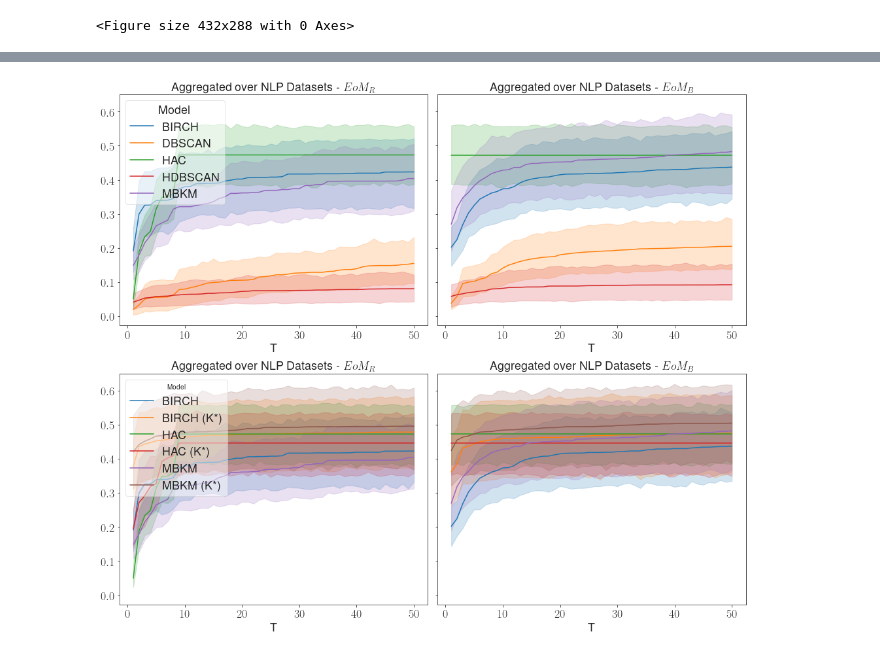
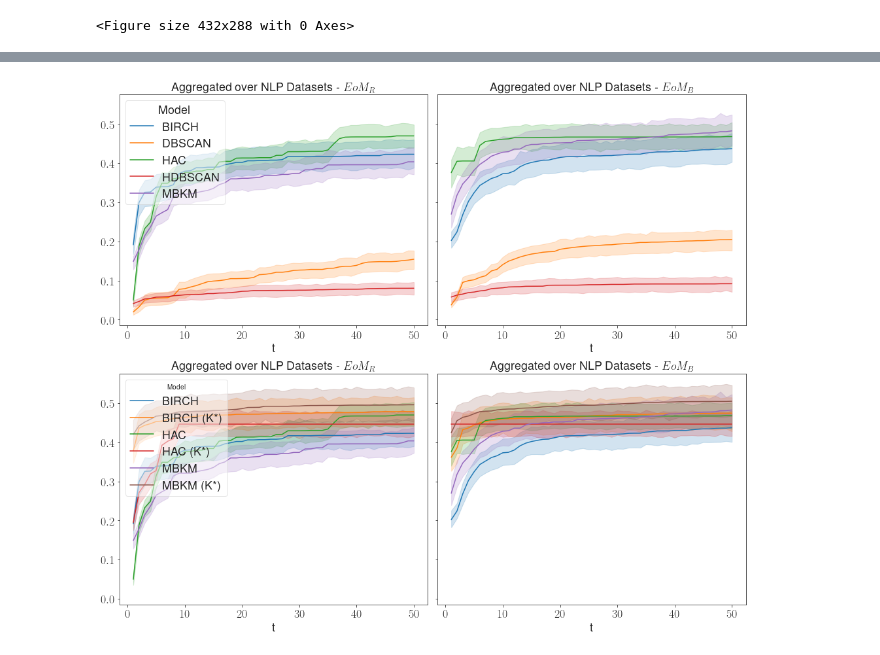
Before and after one commit to mishra-sid/clustering_hyperparameters, a Jupyter notebook: experiments/plot_nlp.ipynb, the cells around one changed output, grey strips where cells are left out. Cells and saved outputs as stored; diff of their text form; code cells hidden in the pictures.

```diff
--- a/experiments/plot_nlp.ipynb
+++ b/experiments/plot_nlp.ipynb
@@ -155,10 +155,8 @@ for dataset in datasets:
 
     random_metrics_df_normalized['model'] = random_metrics_df_normalized['model'].str.upper()
     #display(random_metrics_df_normalized[random_metrics_df_normalized['model'] == 'HAC'])
-    best_hac = random_metrics_df_normalized[random_metrics_df_normalized['model'] == 'HAC']['perf'].max()
     best_hac_star = random_metrics_df_normalized[random_metrics_df_normalized['model'] == 'HAC (K*)']['perf'].max()
     #print("bh", best_hac)
-    random_metrics_df_normalized.loc[((random_metrics_df_normalized['model'] == 'HAC')  & (random_metrics_df_normalized['K'] > 8)), 'perf'] = best_hac
     random_metrics_df_normalized.loc[((random_metrics_df_normalized['model'] == 'HAC (K*)')  & (random_metrics_df_normalized['K'] > 8)), 'perf'] = best_hac_star
     random_metrics_df_normalized_agg = random_metrics_df_normalized.groupby(['K', 'model']).mean().reset_index()
     # display("rand agg", random_metrics_df_normalized_agg)
@@ -172,7 +170,6 @@ for dataset in datasets:
     bayesian_metrics_df_normalized.loc[bayesian_metrics_df_normalized['model'] == 'birch-with-clusters', 'model'] = 'birch'
 
     bayesian_metrics_df_normalized['model'] = bayesian_metrics_df_normalized['model'].str.upper()
-    bayesian_metrics_df_normalized.loc[bayesian_metrics_df_normalized['model'] == 'HAC', 'perf'] = best_hac
     bayesian_metrics_df_normalized.loc[bayesian_metrics_df_normalized['model'] == 'HAC (K*)', 'perf'] = best_hac_star
     bayesian_metrics_df_normalized['K'] = bayesian_metrics_df_normalized['K'] - 9
     bayesian_metrics_df_normalized_agg = bayesian_metrics_df_normalized.groupby(['model', 'K']).mean().reset_index()
@@ -185,7 +182,7 @@ for dataset in datasets:
     fig, ((ax1, ax2), (ax3, ax4)) = plt.subplots(2, 2, figsize=(14, 12), sharey=True)
     g1 = sns.lineplot(ax=ax1, x="K", y="perf", hue="model", data=random_metrics_df_normalized.loc[random_metrics_df_normalized['model'].isin(['BIRCH', 'DBSCAN', 'HAC', 'HDBSCAN', 'MBKM'])])
     ax1.set_title('Dataset: ' + dataset + " - $EoM_{R}$", fontsize=18)
-    ax1.set_xlabel("T")
+    ax1.set_xlabel("t")
     ax1.set_ylabel("")
     l1 = ax1.legend(loc='upper left', title='Model', fontsize=18, fancybox=True, framealpha=0.5)
     l1.get_title().set_fontsize(18)
@@ -193,14 +190,14 @@ for dataset in datasets:
 
     g2 = sns.lineplot(ax=ax2, x="K", y="perf", hue="model", data=bayesian_metrics_df_normalized.loc[bayesian_metrics_df_normalized['model'].isin(['BIRCH', 'DBSCAN', 'HAC', 'HDBSCAN', 'MBKM'])])
     ax2.set_title('Dataset: ' + dataset + " - $EoM_{B}$", fontsize=18)
-    ax2.set_xlabel("T")
+    ax2.set_xlabel("t")
     ax2.set_ylabel("")
     ax2.get_legend().remove()
     plt.tight_layout()
 
     g3 = sns.lineplot(ax=ax3, x="K", y="perf", hue="model", data=random_metrics_df_normalized.loc[random_metrics_df_normalized['model'].isin(['BIRCH', 'BIRCH (K*)', 'HAC', 'HAC (K*)', 'MBKM', 'MBKM (K*)'])])
     ax3.set_title('Dataset: ' + dataset + " - $EoM_{R}$", fontsize=18)
-    ax3.set_xlabel("T")
+    ax3.set_xlabel("t")
     ax3.set_ylabel("")
     l3 = ax3.legend(loc='upper left', title='Model', fontsize=18, fancybox=True, framealpha=0.5)
     l3.get_title().set_fontsize(18)
@@ -208,7 +205,7 @@ for dataset in datasets:
 
     g4 = sns.lineplot(ax=ax4, x="K", y="perf", hue="model", data=bayesian_metrics_df_normalized.loc[bayesian_metrics_df_normalized['model'].isin(['BIRCH', 'BIRCH (K*)', 'HAC', 'HAC (K*)', 'MBKM', 'MBKM (K*)'])])
     ax4.set_title('Dataset: ' + dataset + " - $EoM_{B}$", fontsize=18)
-    ax4.set_xlabel("T")
+    ax4.set_xlabel("t")
     ax4.set_ylabel("")
     ax4.get_legend().remove()
     plt.tight_layout()
@@ -232,39 +229,39 @@ bayesian_metric_agg_df = pd.concat(bayesian_metric_dfs)
 
 random_metric_agg_df = random_metric_agg_df.reset_index(drop=True)
 bayesian_metric_agg_df = bayesian_metric_agg_df.reset_index(drop=True)
 
 fig, ((ax1, ax2), (ax3, ax4)) = plt.subplots(2, 2, figsize=(14, 12), sharey=True)
-g1 = sns.lineplot(ax=ax1, x="K", y="perf", hue="model", data=random_metric_agg_df.loc[random_metric_agg_df['model'].isin(['BIRCH', 'DBSCAN', 'HAC', 'HDBSCAN', 'MBKM'])])
+g1 = sns.lineplot(ax=ax1, x="K", y="perf", hue="model", ci=50, data=random_metric_agg_df.loc[random_metric_agg_df['model'].isin(['BIRCH', 'DBSCAN', 'HAC', 'HDBSCAN', 'MBKM'])])
 ax1.set_title('Aggregated over NLP Datasets - $EoM_{R}$', fontsize=18)
-ax1.set_xlabel("T")
+ax1.set_xlabel("t")
 ax1.set_ylabel("")
 l1 = ax1.legend(loc='upper left', title='Model', fontsize=18, fancybox=True, framealpha=0.5)
 l1.get_title().set_fontsize(18)
 
 
-g2 = sns.lineplot(ax=ax2, x="K", y="perf", hue="model", data=bayesian_metric_agg_df.loc[bayesian_metric_agg_df['model'].isin(['BIRCH', 'DBSCAN', 'HAC', 'HDBSCAN', 'MBKM'])])
+g2 = sns.lineplot(ax=ax2, x="K", y="perf", hue="model", ci=50, data=bayesian_metric_agg_df.loc[bayesian_metric_agg_df['model'].isin(['BIRCH', 'DBSCAN', 'HAC', 'HDBSCAN', 'MBKM'])])
 ax2.set_title('Aggregated over NLP Datasets - $EoM_{B}$', fontsize=18)
-ax2.set_xlabel("T")
+ax2.set_xlabel("t")
 ax2.set_ylabel("")
 ax2.get_legend().remove()
 plt.tight_layout()
 
-g3 = sns.lineplot(ax=ax3, x="K", y="perf", hue="model", data=random_metric_agg_df.loc[random_metric_agg_df['model'].isin(['BIRCH', 'BIRCH (K*)', 'HAC', 'HAC (K*)', 'MBKM', 'MBKM (K*)'])])
+g3 = sns.lineplot(ax=ax3, x="K", y="perf", hue="model", ci=50, data=random_metric_agg_df.loc[random_metric_agg_df['model'].isin(['BIRCH', 'BIRCH (K*)', 'HAC', 'HAC (K*)', 'MBKM', 'MBKM (K*)'])])
 ax3.set_title('Aggregated over NLP Datasets - $EoM_{R}$', fontsize=18)
-ax3.set_xlabel("T")
+ax3.set_xlabel("t")
 ax3.set_ylabel("")
 l3 = ax3.legend(loc='upper left', title='Model', fontsize=18, fancybox=True, framealpha=0.5)
 l1.get_title().set_fontsize(18)
 
 
-g4 = sns.lineplot(ax=ax4, x="K", y="perf", hue="model", data=bayesian_metric_agg_df.loc[bayesian_metric_agg_df['model'].isin(['BIRCH', 'BIRCH (K*)', 'HAC', 'HAC (K*)', 'MBKM', 'MBKM (K*)'])])
+g4 = sns.lineplot(ax=ax4, x="K", y="perf", hue="model", ci=50, data=bayesian_metric_agg_df.loc[bayesian_metric_agg_df['model'].isin(['BIRCH', 'BIRCH (K*)', 'HAC', 'HAC (K*)', 'MBKM', 'MBKM (K*)'])])
 ax4.set_title('Aggregated over NLP Datasets - $EoM_{B}$', fontsize=18)
-ax4.set_xlabel("T")
+ax4.set_xlabel("t")
 ax4.set_ylabel("")
 ax4.get_legend().remove()
 plt.tight_layout()
 
 plt.show()
 fig.savefig("nlp-aggregated.pdf", bbox_inches='tight')
 # %% [output]
-[figure, old version]
+[figure, new version]
```
Also changed, not shown: parts of 2 cells of this notebook.
